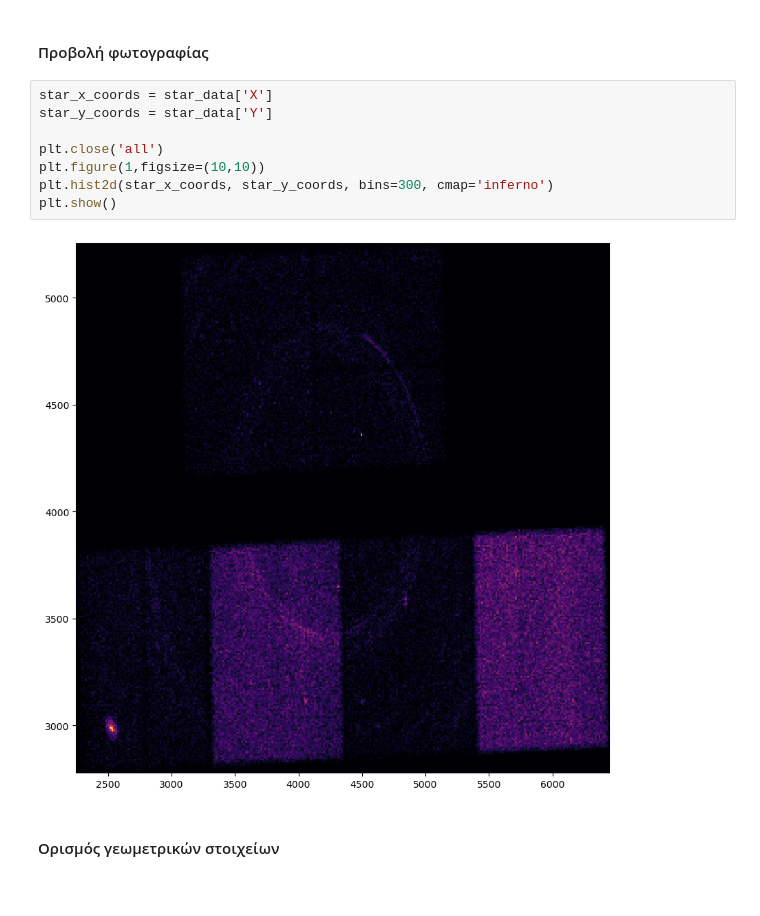
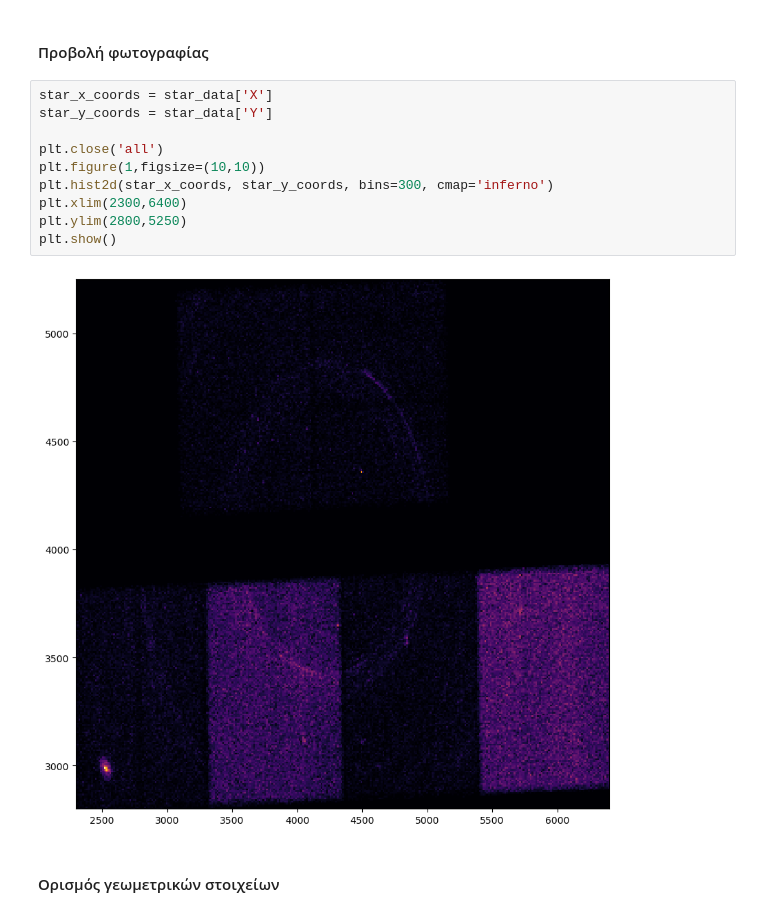
Before and after one commit to xmamalou/astrolab-team-exercise, a Jupyter notebook: thing.ipynb, the cells around one changed output. Saved outputs shown, nothing was run; the diff lists cells and outputs as text.

```diff
--- a/thing.ipynb
+++ b/thing.ipynb
@@ -16,13 +16,15 @@ star_data = star_fits_sections[1].data
 # %%
 star_x_coords = star_data['X']
 star_y_coords = star_data['Y']
 
 plt.close('all')
 plt.figure(1,figsize=(10,10))
 plt.hist2d(star_x_coords, star_y_coords, bins=300, cmap='inferno')
+plt.xlim(2300,6400)
+plt.ylim(2800,5250)
 plt.show()
 # %% [output]
-[figure, old version]
+[figure, new version]
 # %% [markdown]
 #### Ορισμός γεωμετρικών στοιχείων
 # %%
```
Also changed, not shown: parts of 5 cells of this notebook.
